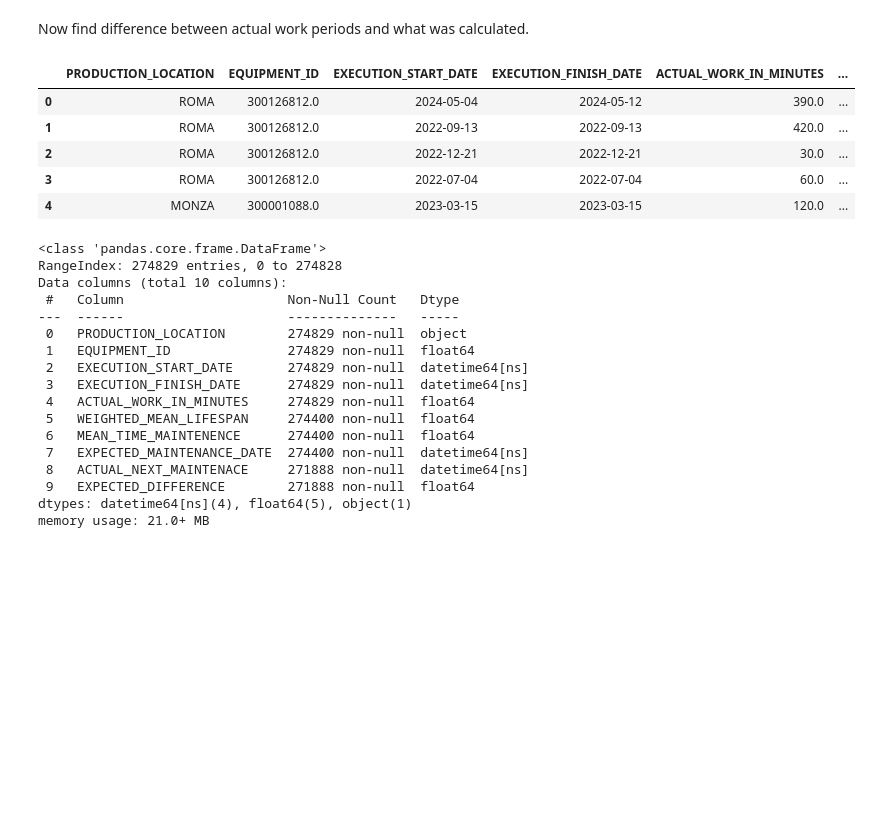
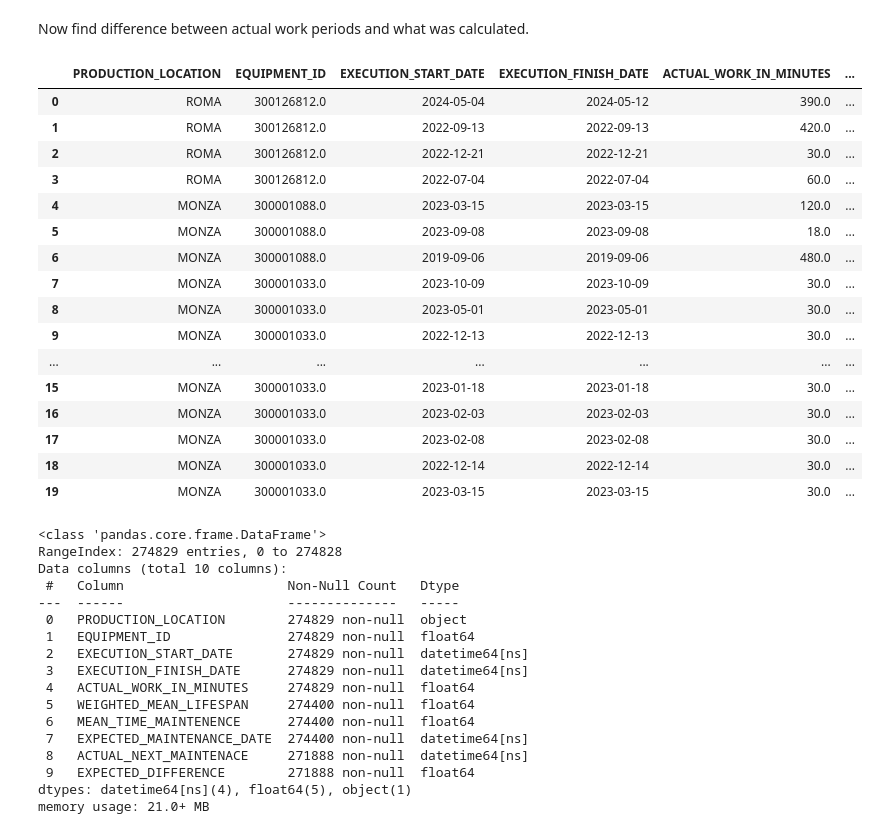
Before and after one commit to griffin-brown-95/GLB-Capstone-2, a Jupyter notebook: eda.ipynb, the cells around one changed output. Cells and saved outputs as stored; diff of their text form; code cells hidden in the pictures; blank space fills up the shorter version.

```diff
--- a/eda.ipynb
+++ b/eda.ipynb
@@ -947,17 +966,38 @@ len(df_lifespan)
 # %% [markdown]
 Now find difference between actual work periods and what was calculated.
-# %%
-df_lifespan['EXPECTED_MAINTENANCE_DATE'] = pd.to_datetime(df_lifespan['EXPECTED_MAINTENANCE_DATE'])
-df_lifespan['EXPECTED_DIFFERENCE'] = (df_lifespan['EXPECTED_MAINTENANCE_DATE'] - df_lifespan['ACTUAL_NEXT_MAINTENACE']).dt.days
-
-df_lifespan.head()
-# %% [output]
-|  | PRODUCTION_LOCATION | EQUIPMENT_ID | EXECUTION_START_DATE | EXECUTION_FINISH_DATE | ACTUAL_WORK_IN_MINUTES | ... |
-| 0 | ROMA | 300126812.0 | 2024-05-04 | 2024-05-12 | 390.0 | ... |
-| 1 | ROMA | 300126812.0 | 2022-09-13 | 2022-09-13 | 420.0 | ... |
-| 2 | ROMA | 300126812.0 | 2022-12-21 | 2022-12-21 | 30.0 | ... |
-| 3 | ROMA | 300126812.0 | 2022-07-04 | 2022-07-04 | 60.0 | ... |
-| 4 | MONZA | 300001088.0 | 2023-03-15 | 2023-03-15 | 120.0 | ... |
+# %%
+# Add WEIGHTED_MEAN_LIFESPAN as a timedelta to EXECUTION_FINISH_DATE
+df_lifespan['EXPECTED_MAINTENANCE_DATE'] = df_lifespan['EXECUTION_FINISH_DATE'] + pd.to_timedelta(df_lifespan['WEIGHTED_MEAN_LIFESPAN'], unit='D')
+
+# Ensure the EXPECTED_MAINTENANCE_DATE is in datetime format
+df_lifespan['EXPECTED_MAINTENANCE_DATE'] = pd.to_datetime(df_lifespan['EXPECTED_MAINTENANCE_DATE'])
+
+df_lifespan['ACTUAL_NEXT_MAINTENACE'] = pd.to_datetime(df_lifespan.groupby(['PRODUCTION_LOCATION', 'EQUIPMENT_ID'])['EXECUTION_START_DATE'].shift(-1))
+df_lifespan['EXPECTED_DIFFERENCE'] = (df_lifespan['EXPECTED_MAINTENANCE_DATE'] - df_lifespan['ACTUAL_NEXT_MAINTENACE']).dt.days
+
+# Calculate the difference between EXPECTED_MAINTENANCE_DATE and ACTUAL_NEXT_MAINTENACE in days
+df_lifespan['EXPECTED_DIFFERENCE'] = (df_lifespan['EXPECTED_MAINTENANCE_DATE'] - df_lifespan['ACTUAL_NEXT_MAINTENACE']).dt.days
+# %%
+# Display the first few rows
+df_lifespan.head(20)
+# %% [output]
+|  | PRODUCTION_LOCATION | EQUIPMENT_ID | EXECUTION_START_DATE | EXECUTION_FINISH_DATE | ACTUAL_WORK_IN_MINUTES | ... |
+| 0 | ROMA | 300126812.0 | 2024-05-04 | 2024-05-12 | 390.0 | ... |
+| 1 | ROMA | 300126812.0 | 2022-09-13 | 2022-09-13 | 420.0 | ... |
+| 2 | ROMA | 300126812.0 | 2022-12-21 | 2022-12-21 | 30.0 | ... |
+| 3 | ROMA | 300126812.0 | 2022-07-04 | 2022-07-04 | 60.0 | ... |
+| 4 | MONZA | 300001088.0 | 2023-03-15 | 2023-03-15 | 120.0 | ... |
+| 5 | MONZA | 300001088.0 | 2023-09-08 | 2023-09-08 | 18.0 | ... |
+| 6 | MONZA | 300001088.0 | 2019-09-06 | 2019-09-06 | 480.0 | ... |
+| 7 | MONZA | 300001033.0 | 2023-10-09 | 2023-10-09 | 30.0 | ... |
+| 8 | MONZA | 300001033.0 | 2023-05-01 | 2023-05-01 | 30.0 | ... |
+| 9 | MONZA | 300001033.0 | 2022-12-13 | 2022-12-13 | 30.0 | ... |
+| ... | ... | ... | ... | ... | ... | ... |
+| 15 | MONZA | 300001033.0 | 2023-01-18 | 2023-01-18 | 30.0 | ... |
+| 16 | MONZA | 300001033.0 | 2023-02-03 | 2023-02-03 | 30.0 | ... |
+| 17 | MONZA | 300001033.0 | 2023-02-08 | 2023-02-08 | 30.0 | ... |
+| 18 | MONZA | 300001033.0 | 2022-12-14 | 2022-12-14 | 30.0 | ... |
+| 19 | MONZA | 300001033.0 | 2023-03-15 | 2023-03-15 | 30.0 | ... |
 # %%
 df_lifespan.info()
 # %% [output]
```
Also changed, not shown: parts of 6 cells of this notebook.
